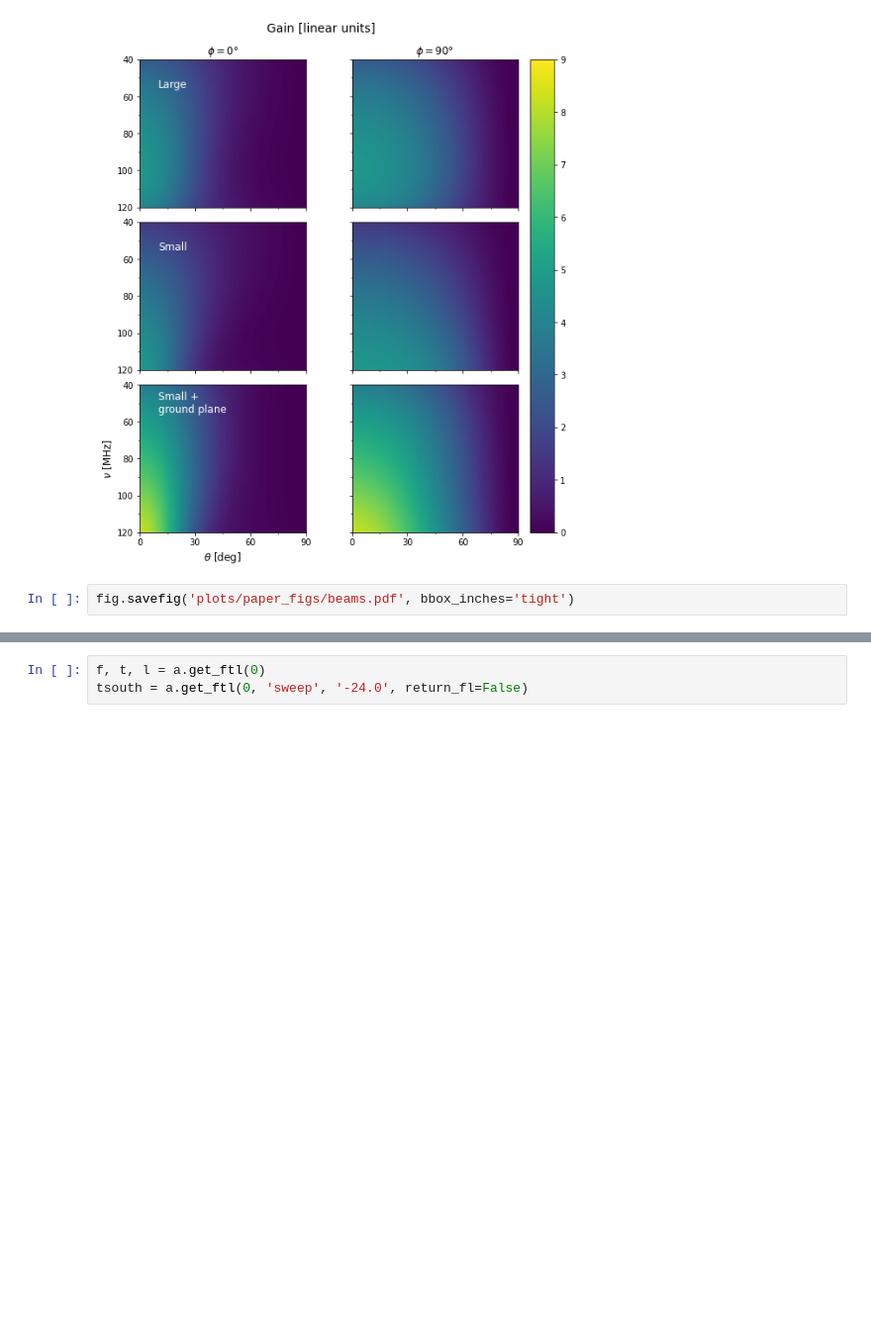
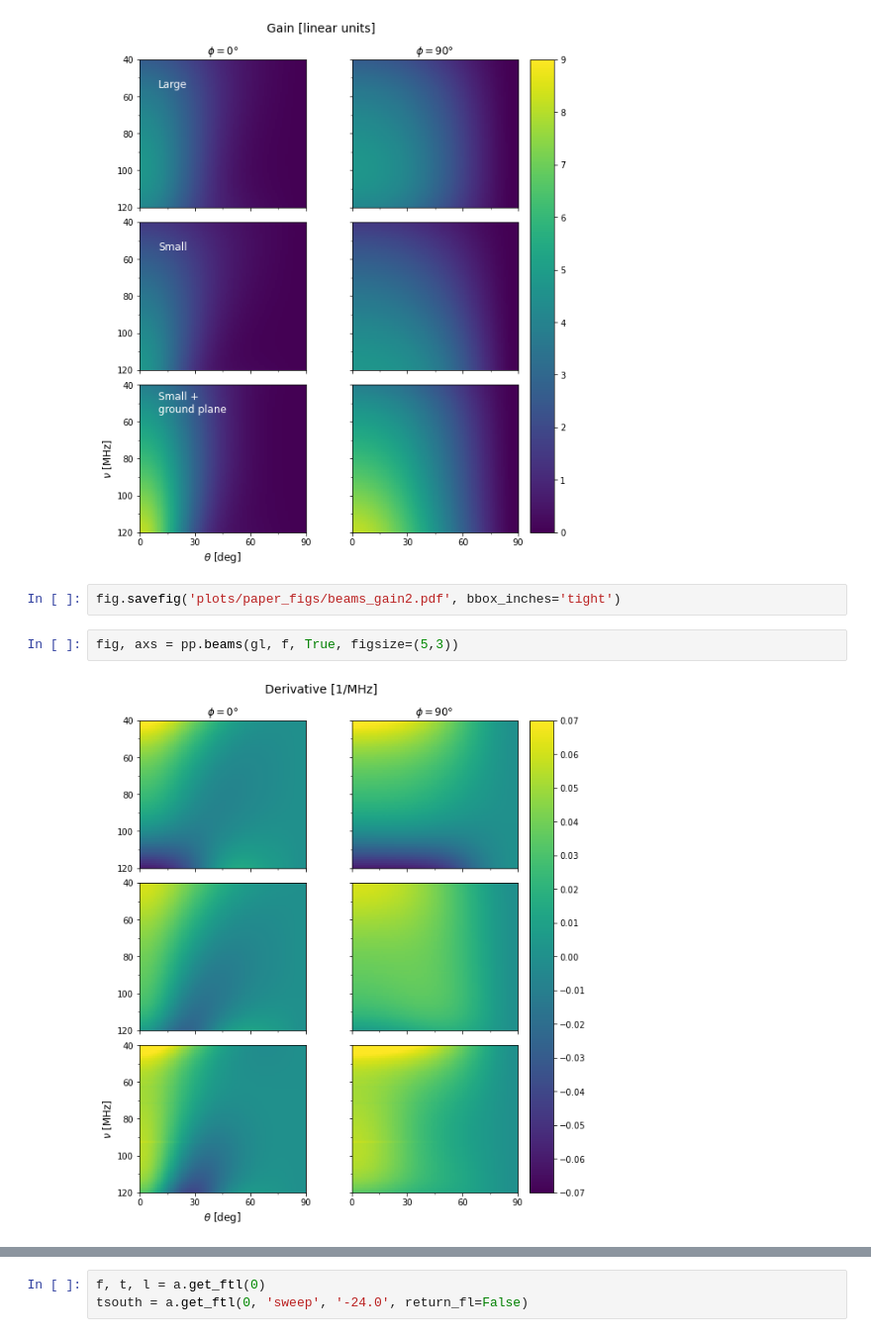
Before and after one commit to christianhbye/21cm_obs_simulations, a Jupyter notebook: PaperPlots_MIST.ipynb, the cells around one changed output, grey strips where cells are left out. Shown at 99% size. Saved outputs shown, nothing was run; the diff lists cells and outputs as text; blank space fills up the shorter version.

```diff
--- a/PaperPlots_MIST.ipynb
+++ b/PaperPlots_MIST.ipynb
@@ -43,4 +68,8 @@ fig, axs = pp.beams(gl, f, False, figsize=(5,3))
 # %% [output]
 [figure]
 # %%
-fig.savefig('plots/paper_figs/beams.pdf', bbox_inches='tight')
+fig.savefig('plots/paper_figs/beams_gain2.pdf', bbox_inches='tight')
+# %%
+fig, axs = pp.beams(gl, f, True, figsize=(5,3))
+# %% [output]
+[figure, added]
```
Also changed, not shown: parts of 8 cells of this notebook.
